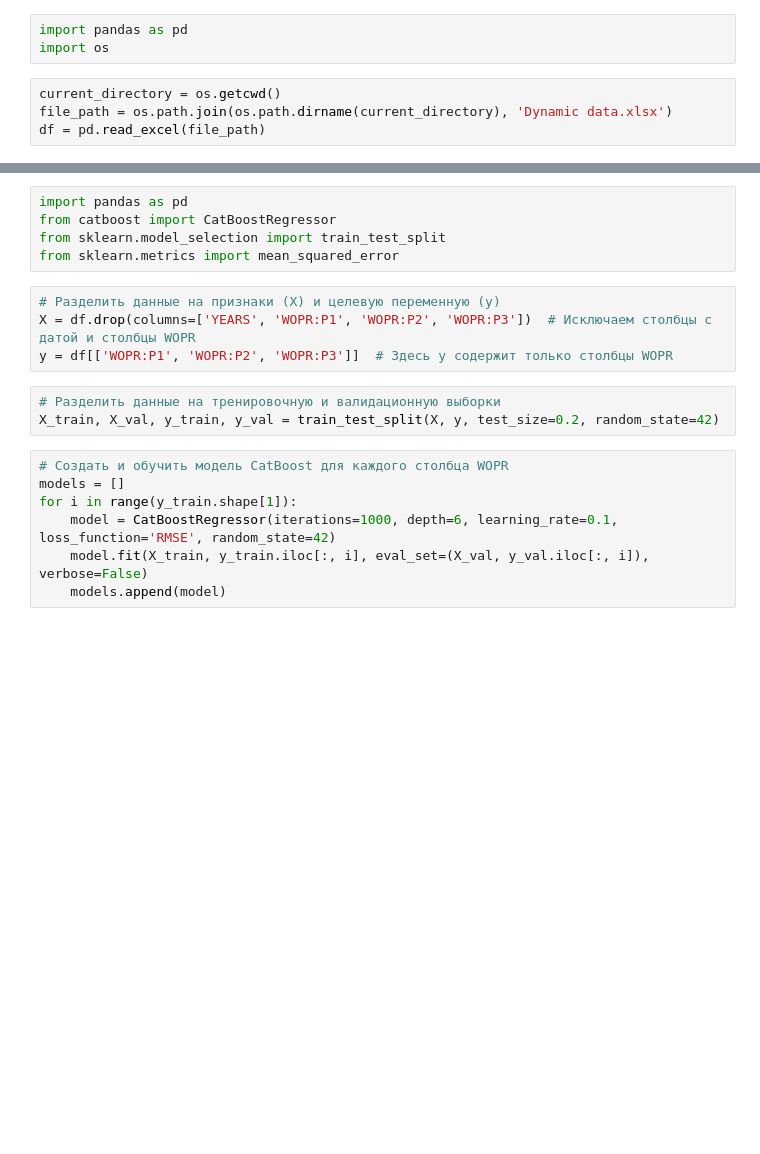
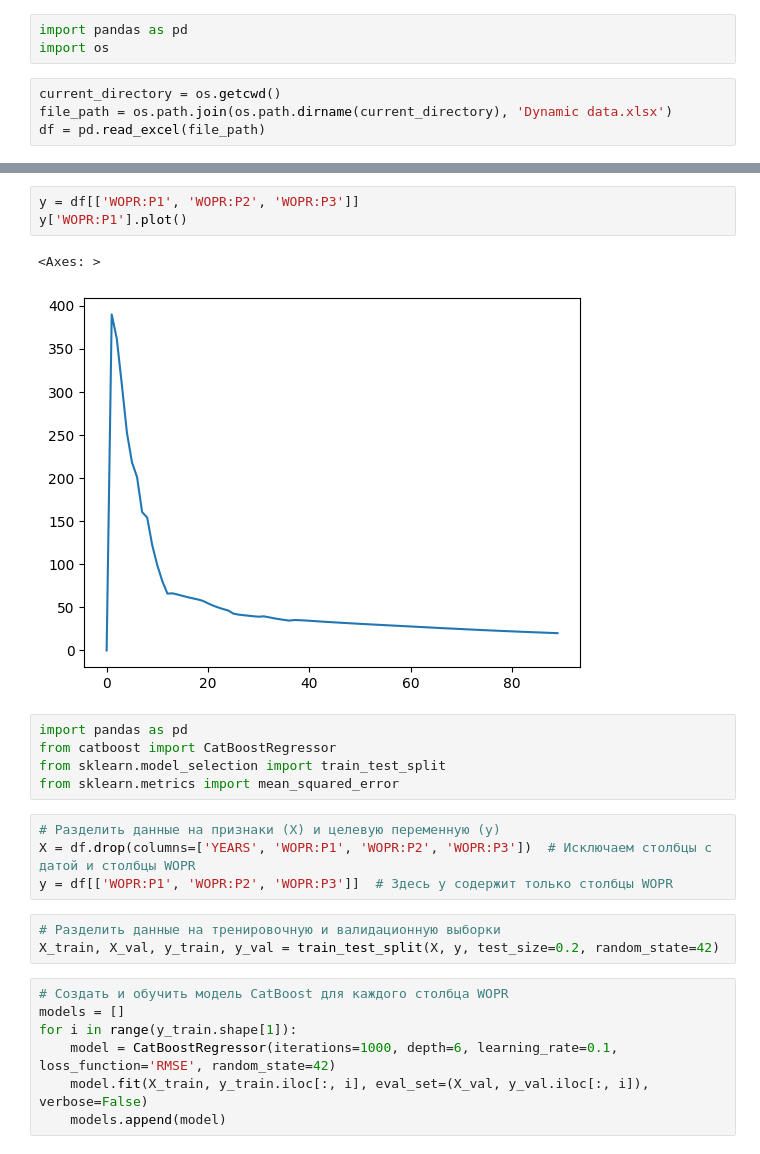
Before and after one commit to KatkaNo/Forecasting-the-operation-of-wells-using-graph-neural-networks, a Jupyter notebook: Baseline/CatBoost_model.ipynb, the cells around one changed output, grey strips where cells are left out. Drawn from its saved outputs; the diff is of its cells as text; blank space fills up the shorter version.

```diff
--- a/Baseline/CatBoost_model.ipynb
+++ b/Baseline/CatBoost_model.ipynb
@@ -40,3 +8,9 @@ Note: you may need to restart the kernel to use updated packages.
+# %%
+y = df[['WOPR:P1', 'WOPR:P2', 'WOPR:P3']]
+y['WOPR:P1'].plot()
+# %% [output]
+<Axes: >
+[figure, added]
 # %%
 import pandas as pd
 from catboost import CatBoostRegressor
```
Also changed, not shown: parts of 4 cells of this notebook, 1 other file.
